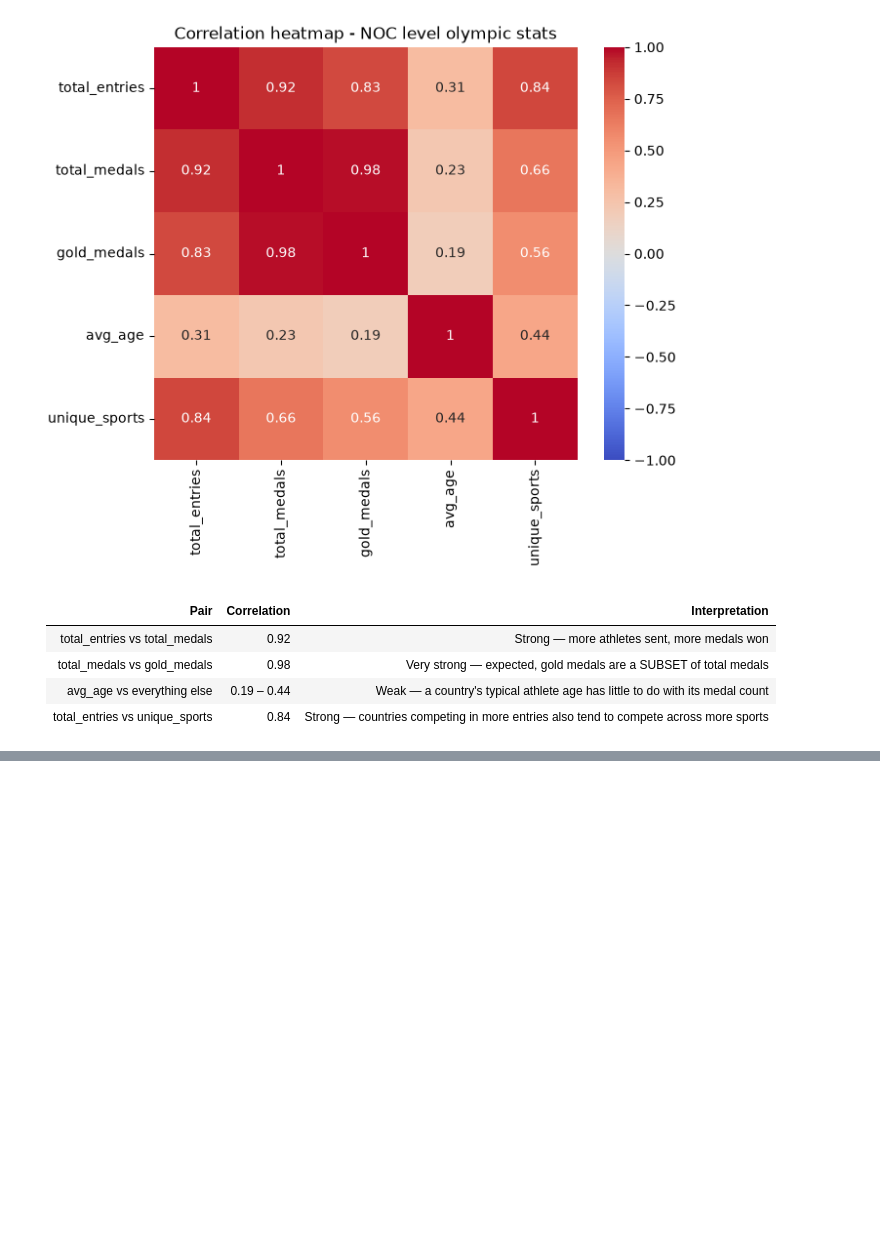
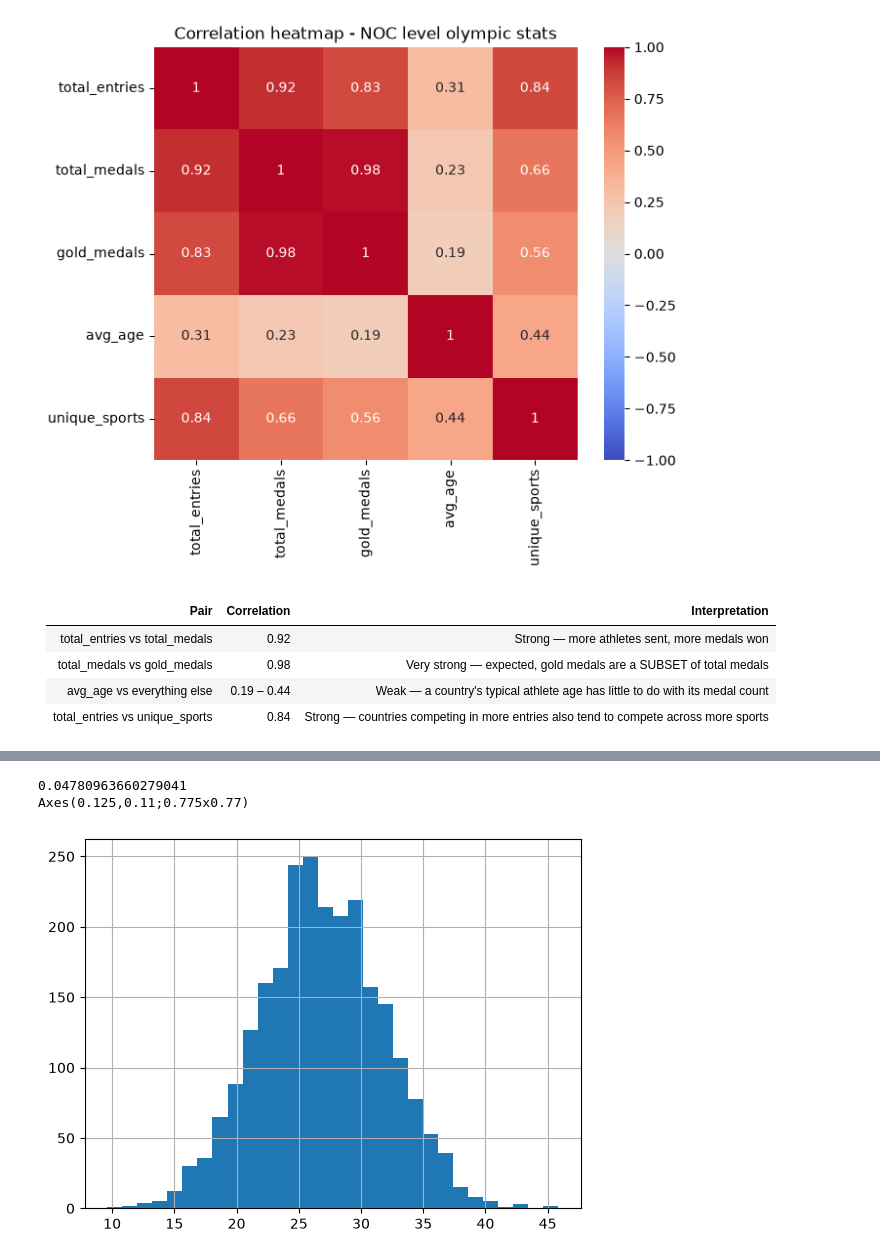
Before and after one commit to Ramya-101999/Python-Class, a Jupyter notebook: EDA Stats 2.ipynb, the cells around one changed output, grey strips where cells are left out. Saved outputs shown, nothing was run; the diff lists cells and outputs as text; code cells hidden in the pictures; blank space fills up the shorter version.

```diff
--- a/EDA Stats 2.ipynb
+++ b/EDA Stats 2.ipynb
@@ -123,0 +142,12 @@ plt.show()
+# %%
+import numpy as np
+
+normal_data = np.random.normal(27,5,2449)
+print(pd.Series(normal_data).skew())
+print(pd.Series(normal_data).hist(bins=30))
+
+# A skewness near 0 confirms this is symmetric - no lean toward either side
+# %% [output]
+0.04780963660279041
+Axes(0.125,0.11;0.775x0.77)
+[figure, added]
```
Also changed, not shown: parts of 7 cells of this notebook.
